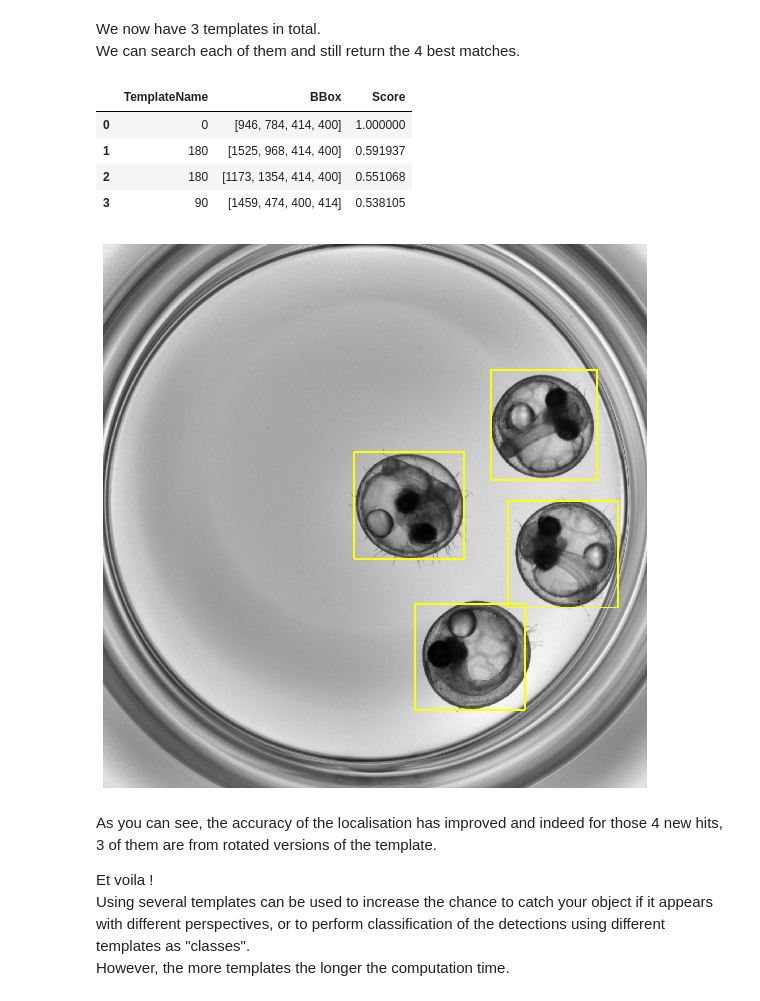
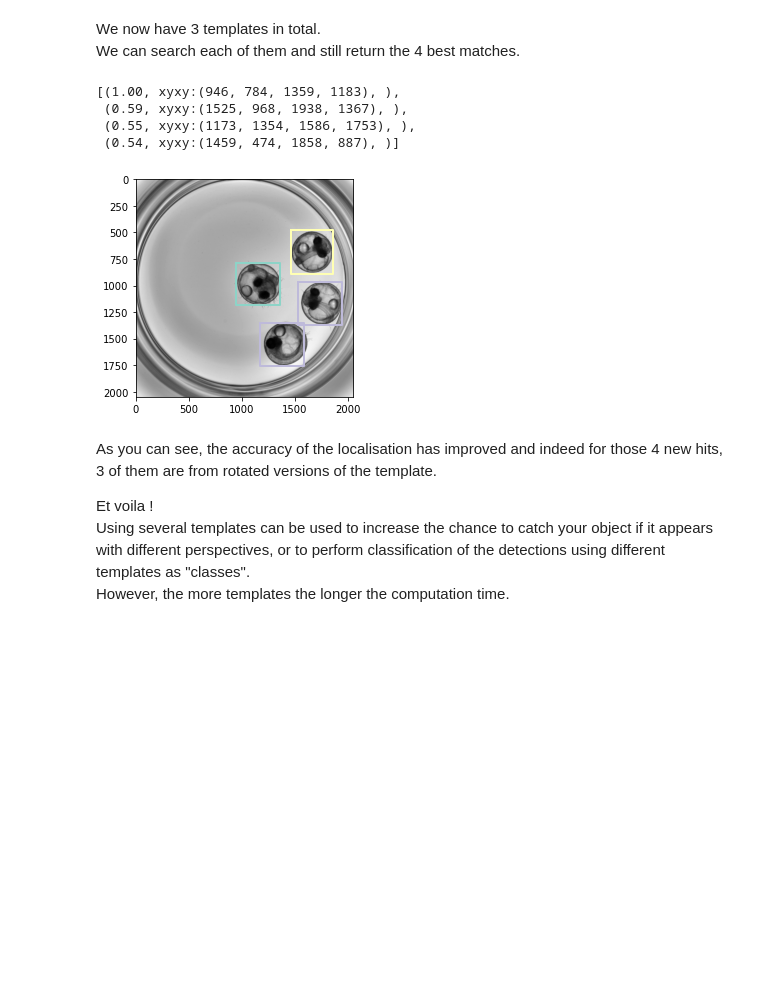
Before and after one commit to multi-template-matching/MultiTemplateMatching-Python, a Jupyter notebook: tutorials/Tutorial2-Template_Augmentation.ipynb, the cells around one changed output. Saved outputs shown, nothing was run; the diff lists cells and outputs as text; code cells hidden in the pictures; blank space fills up the shorter version.

```diff
--- a/tutorials/Tutorial2-Template_Augmentation.ipynb
+++ b/tutorials/Tutorial2-Template_Augmentation.ipynb
@@ -104,7 +110,8 @@ The additional templates can be generated by rotation or flipped (mirroring) of
 This is a bit like doing data-augmentation with the template.
 # %%
 ## Perform rotation of the initial template
-listTemplate = [("0", temp0)]
+listTemplates = [temp0]
+listLabels    = ["Temp0"]
 
 # Initialise figure
 f, axarr = plt.subplots(1,3)
@@ -112,7 +119,8 @@ axarr[0].imshow(temp0, cmap="gray")
 
 for i,angle in enumerate([90,180]):
     rotated = np.rot90(temp0, k=i+1) # NB: np.rotate not good here, turns into float!
-    listTemplate.append( (str(angle), rotated ) )
+    listTemplates.append(rotated)
+    listLabels.append(str(angle))
     axarr[i+1].imshow(rotated, cmap="gray")
 
     # We could also do some flipping with np.fliplr, flipud
@@ -121,22 +129,23 @@ for i,angle in enumerate([90,180]):
 # %% [markdown]
 We now have 3 templates in total.
 We can search each of them and still return the 4 best matches.
-# %%
-Hits = matchTemplates(listTemplate, image, N_object=4, score_threshold=0.4, method=cv2.TM_CCOEFF_NORMED, maxOverlap=0.3)
-
-Overlay = drawBoxesOnRGB(image, Hits, boxThickness=5)
-plt.figure(figsize = (10,10))
-plt.axis("off")
-plt.imshow(Overlay)
-
-Hits
-# %% [output]
-|  | TemplateName | BBox | Score |
-| 0 | 0 | [946, 784, 414, 400] | 1.000000 |
-| 1 | 180 | [1525, 968, 414, 400] | 0.591937 |
-| 2 | 180 | [1173, 1354, 414, 400] | 0.551068 |
-| 3 | 90 | [1459, 474, 400, 414] | 0.538105 |
-[figure, removed]
+# %%
+listDetections = matchTemplates(image,
+                                listTemplates,
+                                nObjects=4,
+                                score_threshold=0.4,
+                                maxOverlap=0.3)
+
+listDetections
+# %% [output]
+[(1.00, xyxy:(946, 784, 1359, 1183), ),
+ (0.59, xyxy:(1525, 968, 1938, 1367), ),
+ (0.55, xyxy:(1173, 1354, 1586, 1753), ),
+ (0.54, xyxy:(1459, 474, 1858, 887), )]
+# %%
+plotDetections(image, listDetections)
+# %% [output]
+[figure, added]
 # %% [markdown]
 As you can see, the accuracy of the localisation has improved and indeed for those 4 new hits, 3 of them are from rotated versions of the template.
 
```
Also changed, not shown: parts of 6 cells of this notebook.
